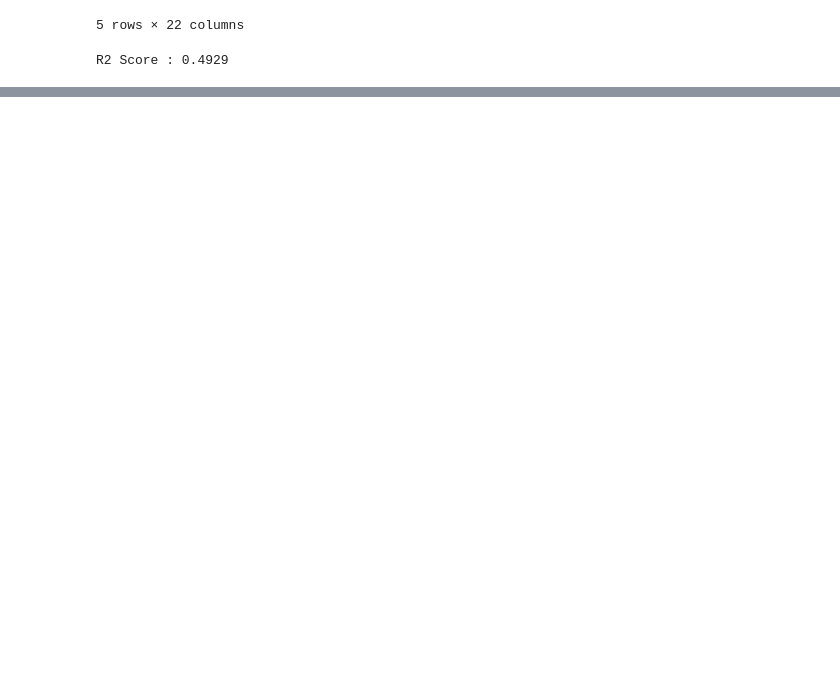
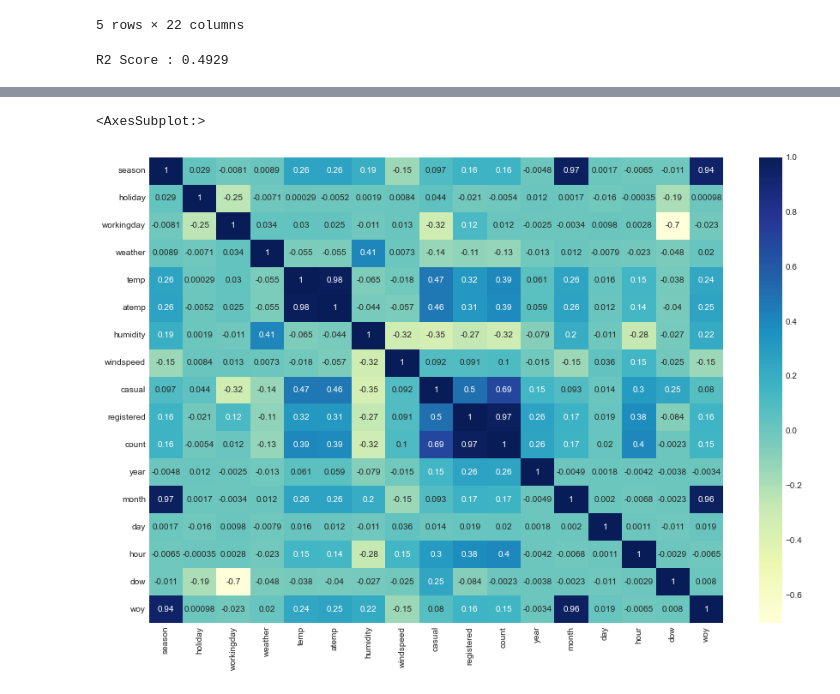
Before and after one commit to robert-min/bike_share_mlflow, a Jupyter notebook: eda.ipynb, the cells around one changed output, grey strips where cells are left out. Saved outputs shown, nothing was run; the diff lists cells and outputs as text; code cells hidden in the pictures; blank space fills up the shorter version.

```diff
--- a/eda.ipynb
+++ b/eda.ipynb
@@ -254,0 +257,12 @@ R2 Score : 0.4929
+# %%
+import pandas as pd
+
+train_df = pd.read_csv("data/train.csv")
+test_df = pd.read_csv("data/test.csv")
+all_df = pd.concat((train_df, test_df)).reset_index(drop = True)
+all_df = all_df.drop("datetime.1", axis=1)
+dt = pd.DatetimeIndex(all_df['datetime'])
+all_df.set_index(dt, inplace=True)
+train_df = all_df[:10886]
+test_df = all_df[10886:]
+train_df
@@ -254,0 +339,5 @@ R2 Score : 0.4929
+# %%
+drop_columns = ['datetime', 'date', 'casual_log', 'registered_log', 'count_log']
+train_df_corr = train_df.drop(drop_columns, axis=1).reset_index()
+train_df_corr = train_df_corr.drop('datetime', axis=1)
+train_df_corr.corr()
@@ -254,0 +363,6 @@ R2 Score : 0.4929
+# %%
+plt.figure(figsize=(15, 10))
+sns.heatmap(train_df_corr.corr(), annot=True, cmap="YlGnBu")
+# %% [output]
+<AxesSubplot:>
+[figure, added]
```
Also changed, not shown: parts of 23 cells of this notebook.
